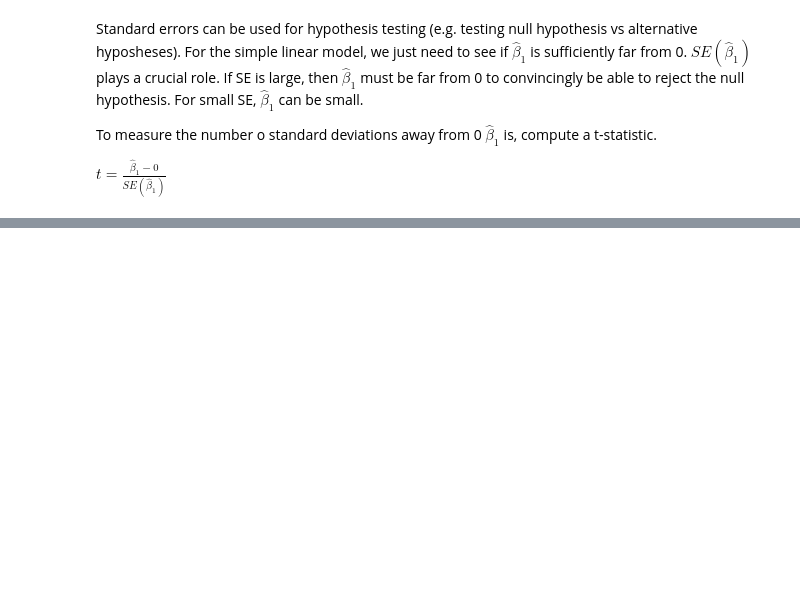
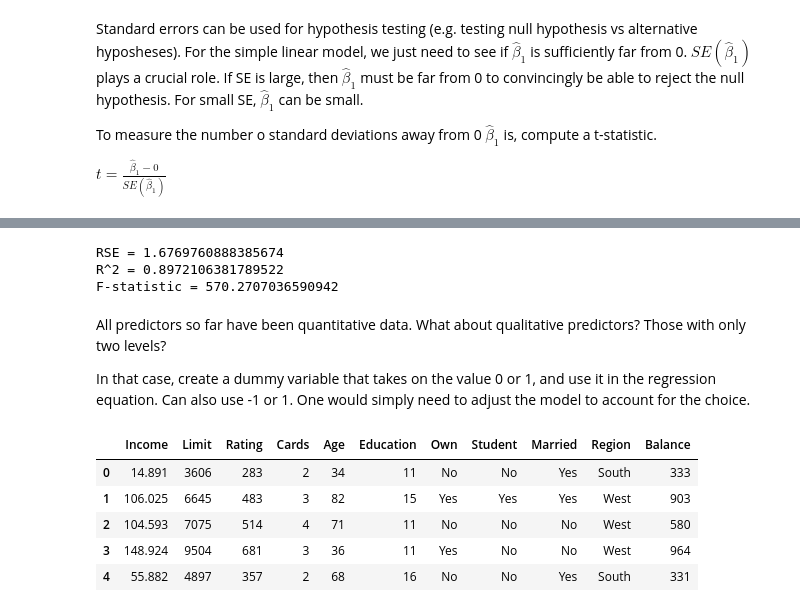
Before and after one commit to mtekant/ISLR_Notes, a Jupyter notebook: Introduction to Statistical Learning, 2nd Edition -- Notes for Ch 3.ipynb, the cells around one changed output, grey strips where cells are left out. Saved outputs shown, nothing was run; the diff lists cells and outputs as text; code cells hidden in the pictures; blank space fills up the shorter version.

```diff
--- a/Introduction to Statistical Learning, 2nd Edition -- Notes for Ch 3.ipynb
+++ b/Introduction to Statistical Learning, 2nd Edition -- Notes for Ch 3.ipynb
@@ -133,0 +218,28 @@ $ t = \frac{\hat \beta_1-0}{SE(\hat \beta_1)}$
+# %%
+RSS = np.sum(np.square(y-y_pred))
+rse = np.sqrt(RSS/(len(y)-2))
+TSS = np.sum((y - np.mean(y))**2)
+p=3
+Rsq=1-RSS/TSS
+F = (TSS-RSS)/p /(RSS/(len(y)-p-1))
+print('RSE = ' + str(float(rse)))
+print('R^2 = ' + str(float(Rsq)))
+print('F-statistic = ' + str(float(F)))
+# %% [output]
+RSE = 1.6769760888385674
+R^2 = 0.8972106381789522
+F-statistic = 570.2707036590942
+# %% [markdown]
+All predictors so far have been quantitative data. What about qualitative predictors? Those with only two levels?
+
+In that case, create a dummy variable that takes on the value 0 or 1, and use it in the regression equation. Can also use -1 or 1. One would simply need to adjust the model to account for the choice.
+# %%
+credit = pd.read_csv('/Users/melistekant/Documents/Python Projects/ISLR2/Credit.csv')
+credit.head()
+# %% [output]
+|  | Income | Limit | Rating | Cards | Age | Education | Own | Student | Married | Region | Balance |
+| 0 | 14.891 | 3606 | 283 | 2 | 34 | 11 | No | No | Yes | South | 333 |
+| 1 | 106.025 | 6645 | 483 | 3 | 82 | 15 | Yes | Yes | Yes | West | 903 |
+| 2 | 104.593 | 7075 | 514 | 4 | 71 | 11 | No | No | No | West | 580 |
+| 3 | 148.924 | 9504 | 681 | 3 | 36 | 11 | Yes | No | No | West | 964 |
+| 4 | 55.882 | 4897 | 357 | 2 | 68 | 16 | No | No | Yes | South | 331 |
```
Also changed, not shown: parts of 16 cells of this notebook, 20 other files.
